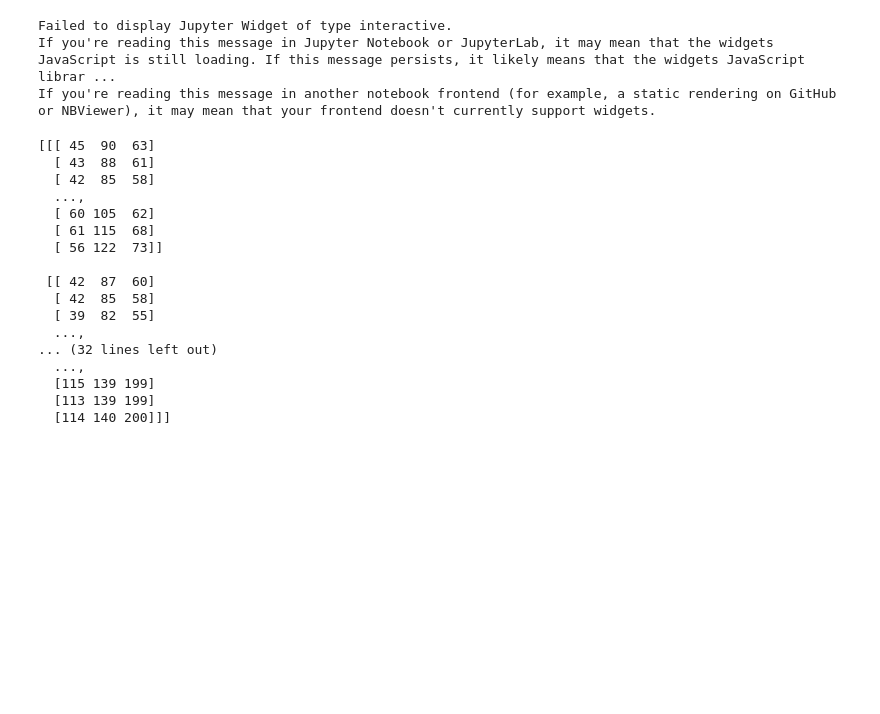
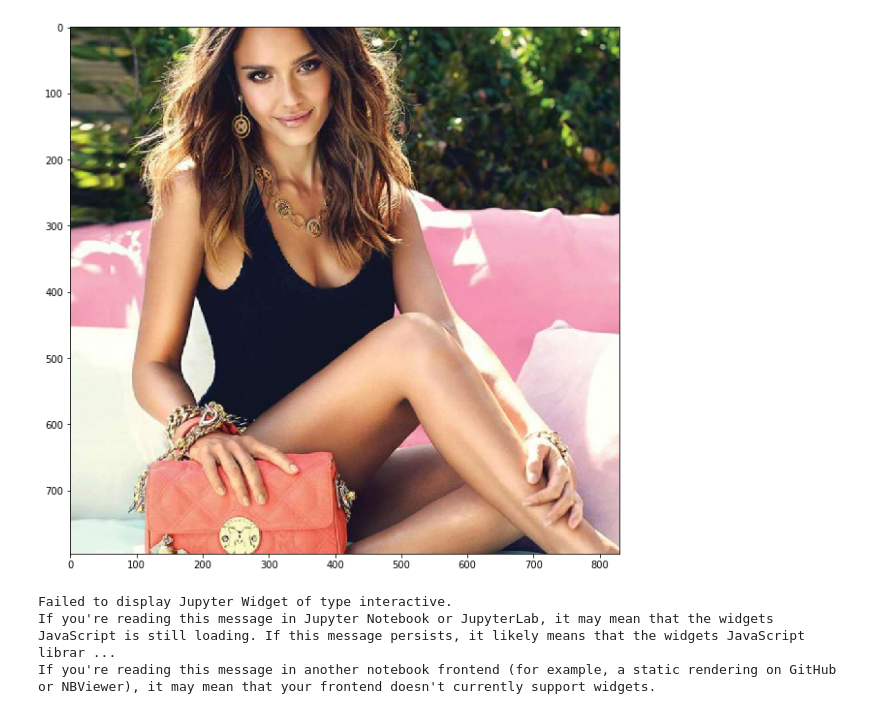
Before and after one commit to synergia/jupyter-opencv, a Jupyter notebook: Untitled.ipynb, the cells around one changed output. Drawn from its saved outputs; the diff is of its cells as text; code cells hidden in the pictures; blank space fills up the shorter version.

```diff
--- a/Untitled.ipynb
+++ b/Untitled.ipynb
@@ -13,6 +13,7 @@ from matplotlib import pyplot as plt
 import matplotlib
 
 global src_img
+src_img = ""
 
 def find_face(original_img, img, scale_factor, min_neighbors):
     face_cascade = cv2.CascadeClassifier('cascades/haarcascade_frontalface_alt.xml')
@@ -38,14 +39,16 @@ def find_eyes(original_img, img, scale_factor, min_neighbors):
 def read_img(path):
     img = cv2.imread(path)
     return cv2.cvtColor(img, cv2.COLOR_RGB2BGR)
+    return img
 
 def show_img(img):
+    img = cv2.cvtColor(img, cv2.COLOR_RGB2BGR)
     plt.figure(figsize=(20,10))
     plt.imshow(img)
 
 def process_img(face_scale_factor, face_neighbors, eyes_scale_factor, eyes_neighbors):
-    img = read_img('images/alba.jpeg')
-    original_img = read_img('images/alba.jpeg')
+    img = src_img
+    original_img = src_img
     img = find_eyes(original_img, img, eyes_scale_factor, eyes_neighbors)
     img = find_face(original_img, img, face_scale_factor, face_neighbors)
     show_img(img)
@@ -97,77 +100,38 @@ def sliders():
                     description='Eyes Min Neighbors:',
                     disabled=False,
                     continuous_update=False,
                     orientation='horizontal',
                     readout=True,
                     readout_format='d',
                     )
             );
 
 
 def _upload():
 
     _upload_widget = fileupload.FileUploadWidget()
 
     def data_uri_to_cv2_img(uri):
         encoded_data = uri.split(',')[1]
         nparr = np.fromstring(encoded_data.decode('base64'), np.uint8)
         img = cv2.imdecode(nparr, cv2.IMREAD_COLOR)
         return img
 
 
     def _cb(change):
         filename = change['owner'].filename
-        img = data_uri_to_cv2_img(change['owner'].data_base64)
-        print img
+        src_img = data_uri_to_cv2_img(change['owner'].data_base64)
+        show_img(src_img)
+        sliders()
+
 
     _upload_widget.observe(_cb, names='data')
     display(_upload_widget)
 
 _upload()
-
-
-# import io
-# from IPython.display import display
-# import fileupload
-
-# def _upload():
-
-#     _upload_widget = fileupload.FileUploadWidget()
-
-#     def _cb(change):
-#         decoded = io.StringIO(change['owner'].data.decode('png'))
-#         filename = change['owner'].filename
-#         print('Uploaded `{}` ({:.2f} kB)'.format(
-#             filename, len(decoded.read()) / 2 **10))
-
-#     _upload_widget.observe(_cb, names='data')
-#     display(_upload_widget)
-
-# _upload()
-
-
-
-
-sliders()
 # %% [output]
 [interactive output not drawn]
+[figure, added]
 Failed to display Jupyter Widget of type interactive.
 If you're reading this message in Jupyter Notebook or JupyterLab, it may mean that the widgets JavaScript is still loading. If this message persists, it likely means that the widgets JavaScript librar ...
 If you're reading this message in another notebook frontend (for example, a static rendering on GitHub or NBViewer), it may mean that your frontend doesn't currently support widgets.
-[[[ 45  90  63]
-  [ 43  88  61]
-  [ 42  85  58]
-  ...,
-  [ 60 105  62]
-  [ 61 115  68]
-  [ 56 122  73]]
-
- [[ 42  87  60]
-  [ 42  85  58]
-  [ 39  82  55]
-  ...,
-... (32 lines left out)
-  ...,
-  [115 139 199]
-  [113 139 199]
-  [114 140 200]]]
```
